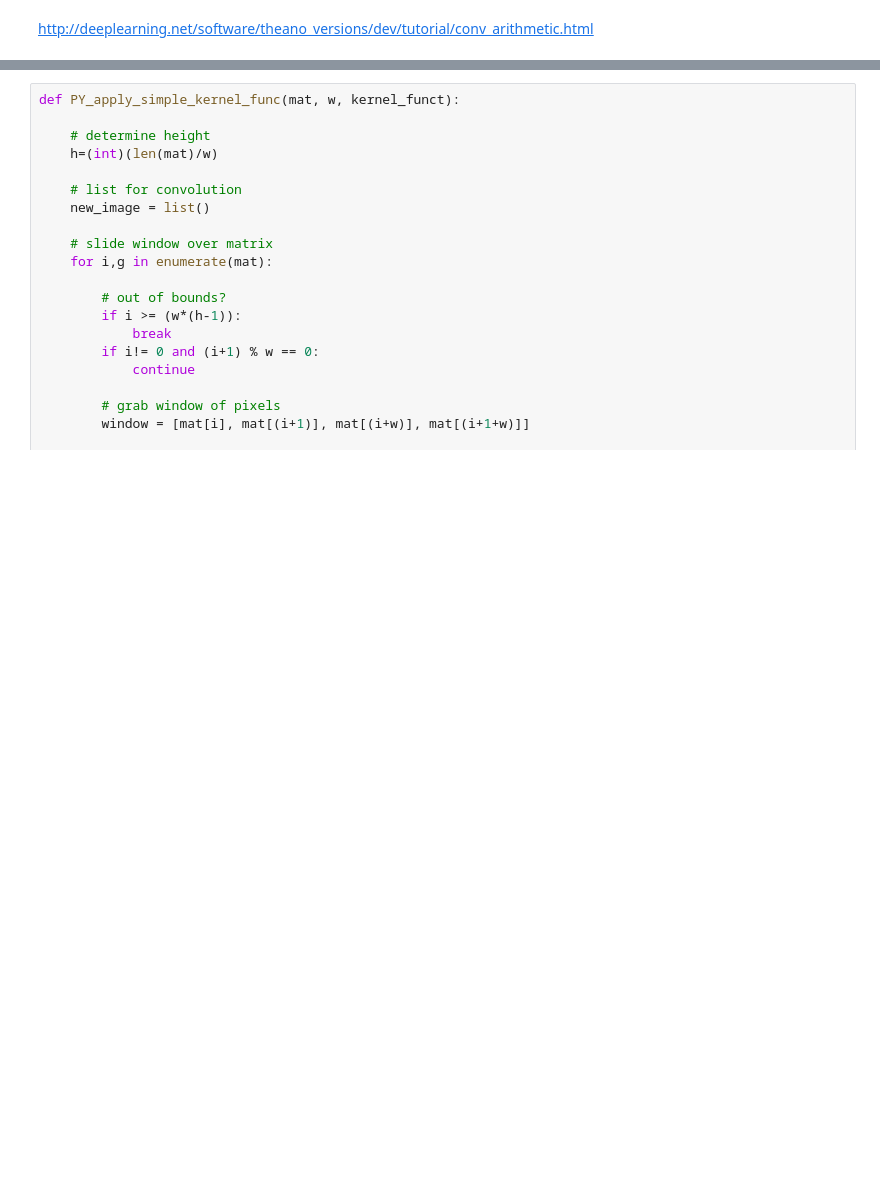
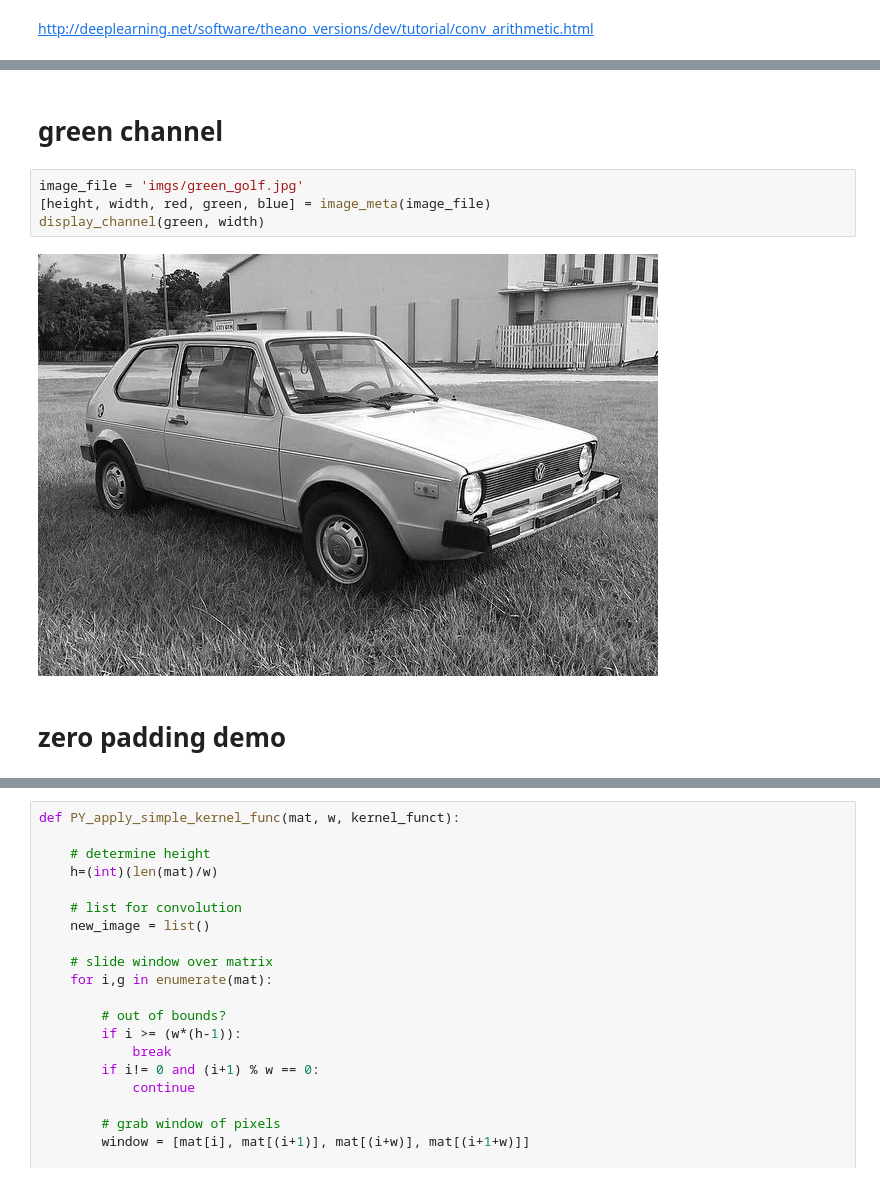
Before and after one commit to will-hill/AI_Decomposed, a Jupyter notebook: 2_Py_Convolution.ipynb, the cells around one changed output, grey strips where cells are left out. Cells and saved outputs as stored; diff of their text form; blank space fills up the shorter version.

```diff
--- a/2_Py_Convolution.ipynb
+++ b/2_Py_Convolution.ipynb
@@ -45,0 +73,10 @@ http://deeplearning.net/software/theano_versions/dev/tutorial/conv_arithmetic.ht
+# %% [markdown]
+# green channel
+# %%
+image_file = 'imgs/green_golf.jpg'
+[height, width, red, green, blue] = image_meta(image_file)
+display_channel(green, width)
+# %% [output]
+[figure, added]
+# %% [markdown]
+# zero padding demo
```
Also changed, not shown: parts of 14 cells of this notebook, 14 other files.
